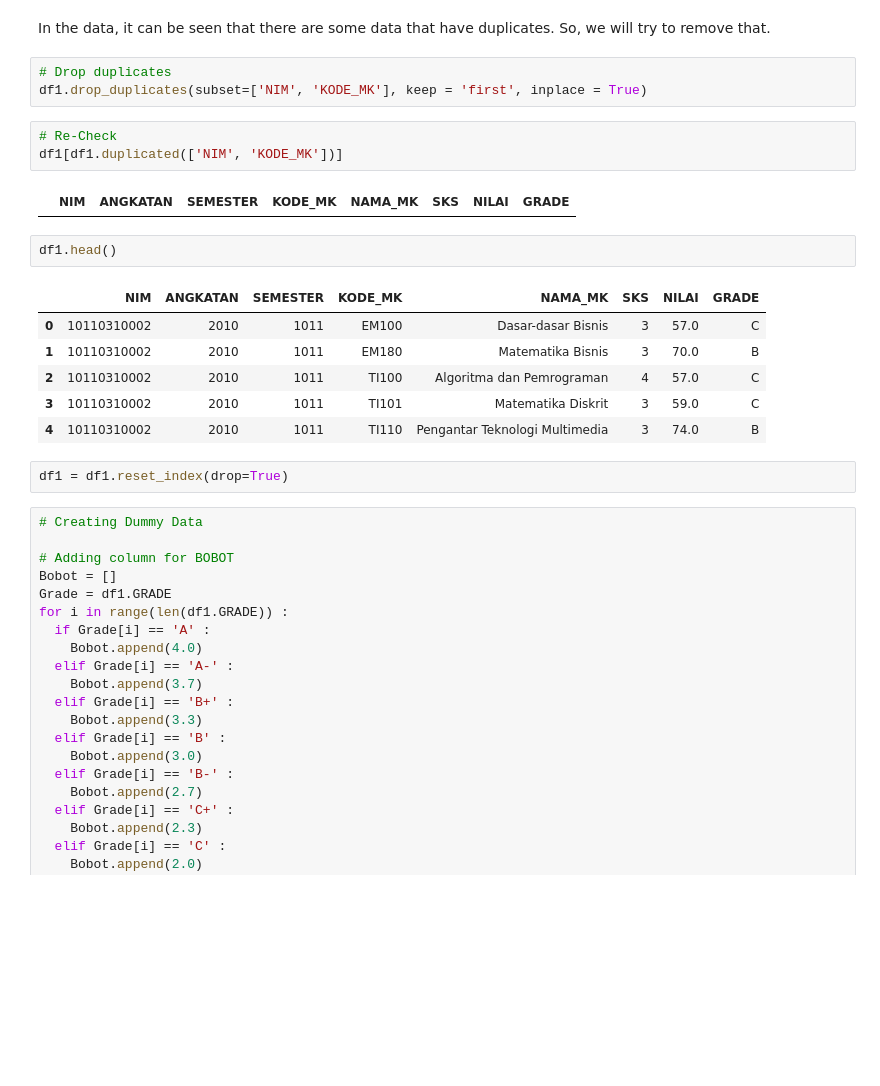
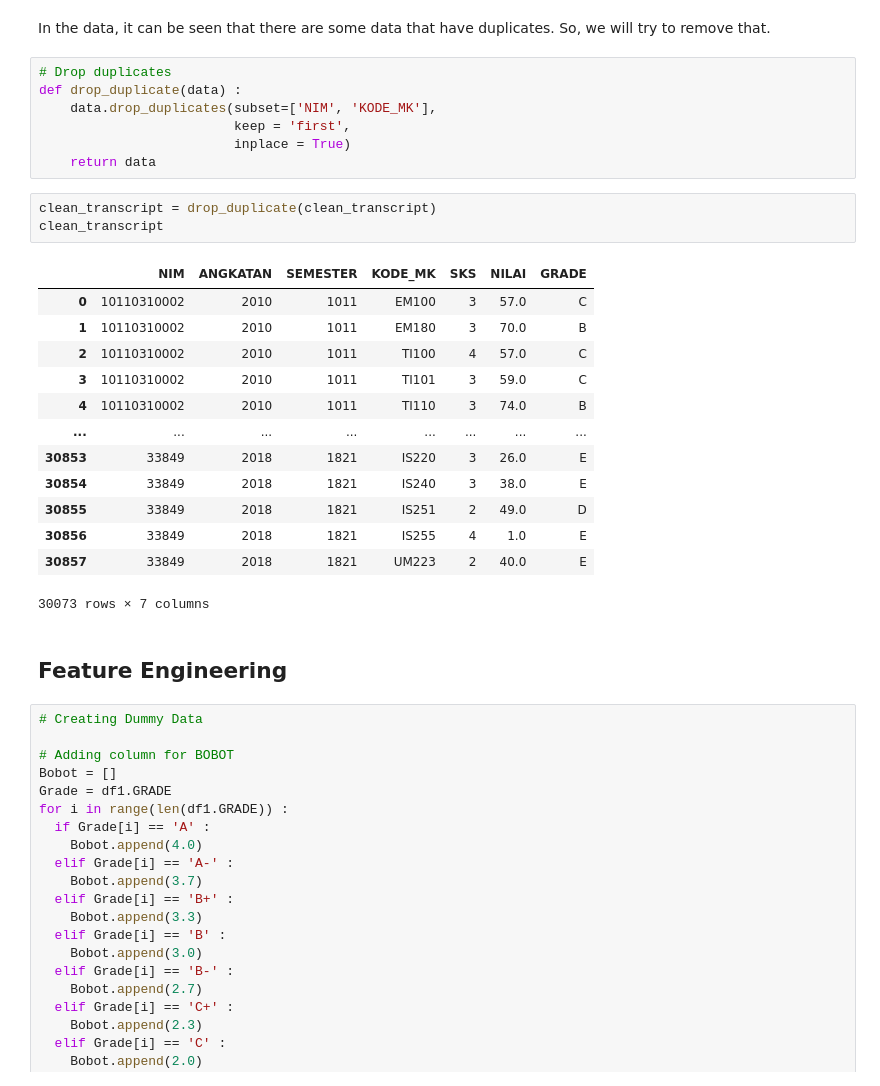
Before and after one commit to fchrzlka/ISFEST-2022, a Jupyter notebook: ConfusedTeens_Coding.ipynb, the cells around one changed output. Cells and saved outputs as stored; diff of their text form; blank space fills up the shorter version.

```diff
--- a/ConfusedTeens_Coding.ipynb
+++ b/ConfusedTeens_Coding.ipynb
@@ -232,23 +180,30 @@ df1[df1.duplicated(['NIM', 'KODE_MK'])]
 In the data, it can be seen that there are some data that have duplicates. So, we will try to remove that.
 # %%
 # Drop duplicates
-df1.drop_duplicates(subset=['NIM', 'KODE_MK'], keep = 'first', inplace = True)
+def drop_duplicate(data) :
+    data.drop_duplicates(subset=['NIM', 'KODE_MK'],
+                         keep = 'first',
+                         inplace = True)
+    return data
-# %%
-# Re-Check
-df1[df1.duplicated(['NIM', 'KODE_MK'])]
-# %% [output]
-|  | NIM | ANGKATAN | SEMESTER | KODE_MK | NAMA_MK | SKS | NILAI | GRADE |
-# %%
-df1.head()
-# %% [output]
-|  | NIM | ANGKATAN | SEMESTER | KODE_MK | NAMA_MK | SKS | NILAI | GRADE |
-| 0 | 10110310002 | 2010 | 1011 | EM100 | Dasar-dasar Bisnis | 3 | 57.0 | C |
-| 1 | 10110310002 | 2010 | 1011 | EM180 | Matematika Bisnis | 3 | 70.0 | B |
-| 2 | 10110310002 | 2010 | 1011 | TI100 | Algoritma dan Pemrograman | 4 | 57.0 | C |
-| 3 | 10110310002 | 2010 | 1011 | TI101 | Matematika Diskrit | 3 | 59.0 | C |
-| 4 | 10110310002 | 2010 | 1011 | TI110 | Pengantar Teknologi Multimedia | 3 | 74.0 | B |
-# %%
-df1 = df1.reset_index(drop=True)
+# %%
+clean_transcript = drop_duplicate(clean_transcript)
+clean_transcript
+# %% [output]
+|  | NIM | ANGKATAN | SEMESTER | KODE_MK | SKS | NILAI | GRADE |
+| 0 | 10110310002 | 2010 | 1011 | EM100 | 3 | 57.0 | C |
+| 1 | 10110310002 | 2010 | 1011 | EM180 | 3 | 70.0 | B |
+| 2 | 10110310002 | 2010 | 1011 | TI100 | 4 | 57.0 | C |
+| 3 | 10110310002 | 2010 | 1011 | TI101 | 3 | 59.0 | C |
+| 4 | 10110310002 | 2010 | 1011 | TI110 | 3 | 74.0 | B |
+| ... | ... | ... | ... | ... | ... | ... | ... |
+| 30853 | 33849 | 2018 | 1821 | IS220 | 3 | 26.0 | E |
+| 30854 | 33849 | 2018 | 1821 | IS240 | 3 | 38.0 | E |
+| 30855 | 33849 | 2018 | 1821 | IS251 | 2 | 49.0 | D |
+| 30856 | 33849 | 2018 | 1821 | IS255 | 4 | 1.0 | E |
+| 30857 | 33849 | 2018 | 1821 | UM223 | 2 | 40.0 | E |
+30073 rows × 7 columns
+# %% [markdown]
+## Feature Engineering
 # %%
 # Creating Dummy Data
 
```
Also changed, not shown: parts of 19 cells of this notebook.
